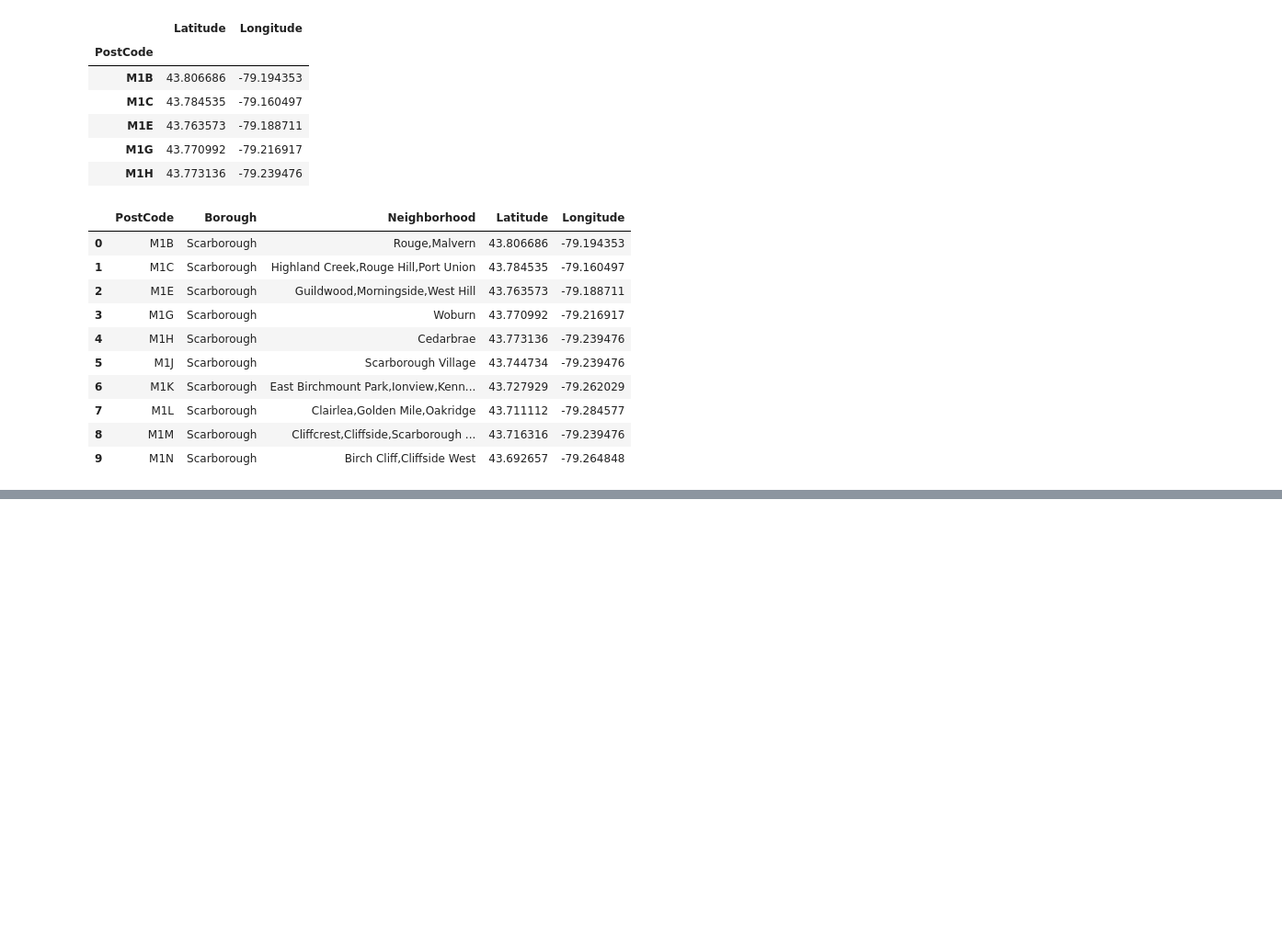
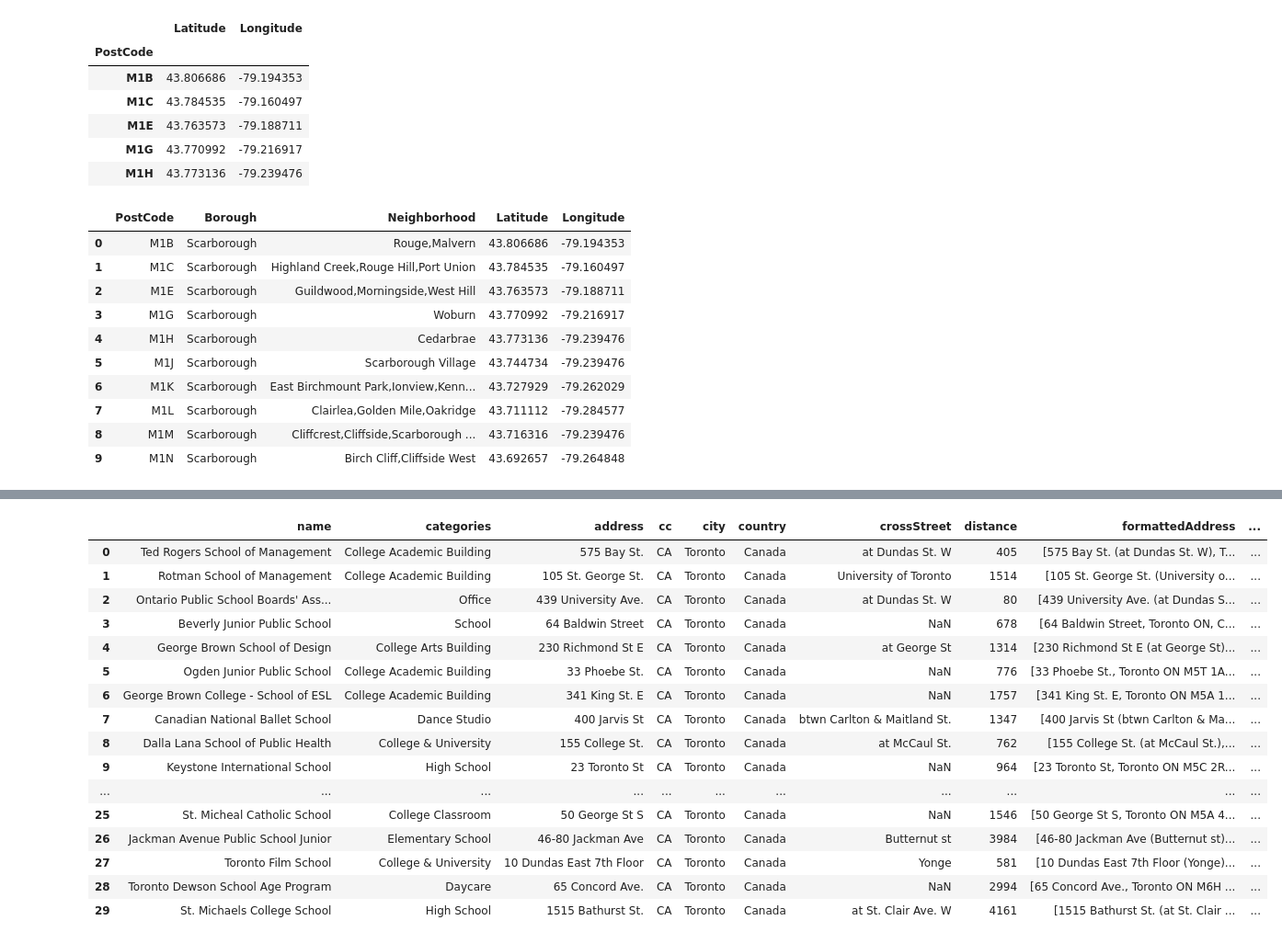
Before and after one commit to mukulbiswas/Coursera_Capstone, a Jupyter notebook: Course 9: Applied Data Science Capstone.ipynb, the cells around one changed output, grey strips where cells are left out. Shown: that part at 92% size. Cells and saved outputs as stored; diff of their text form; code cells hidden in the pictures; blank space fills up the shorter version.

Commit message:
Exploration of the Toronto boroughs for schools

```diff
--- a/Course 9: Applied Data Science Capstone.ipynb
+++ b/Course 9: Applied Data Science Capstone.ipynb
@@ -213,0 +312,6 @@ df_4.head(10)
+# %%
+search_query = 'School'
+radius = 5000
+
+url = 'https://api.foursquare.com/v2/venues/search?client_id={}&client_secret={}&ll={},{}&v={}&query={}&radius={}&limit={}'.format(CLIENT_ID, CLIENT_SECRET, latitude, longitude, VERSION, search_query, radius, LIMIT)
+url
@@ -213,0 +320,5 @@ df_4.head(10)
+# %%
+import requests
+
+results = requests.get(url).json()
+results
@@ -213,0 +343,10 @@ df_4.head(10)
+# %%
+# tranforming json file into a pandas dataframe library
+from pandas.io.json import json_normalize
+
+# assign relevant part of JSON to venues
+venues = results['response']['venues']
+
+# tranform venues into a dataframe
+schools = json_normalize(venues)
+schools.head()
@@ -213,0 +360,42 @@ df_4.head(10)
+# %%
+# keep only columns that include venue name, and anything that is associated with location
+filtered_columns = ['name', 'categories'] + [col for col in schools.columns if col.startswith('location.')] + ['id']
+schools_filtered = schools.loc[:, filtered_columns]
+
+# function that extracts the category of the venue
+def get_category_type(row):
+    try:
+        categories_list = row['categories']
+    except:
+        categories_list = row['venue.categories']
+
+    if len(categories_list) == 0:
+        return None
+    else:
+        return categories_list[0]['name']
+
+# filter the category for each row
+schools_filtered['categories'] = schools_filtered.apply(get_category_type, axis=1)
+
+# clean column names by keeping only last term
+schools_filtered.columns = [column.split('.')[-1] for column in schools_filtered.columns]
+
+schools_filtered
+# %% [output]
+|  | name | categories | address | cc | city | country | crossStreet | distance | formattedAddress | ... |
+| 0 | Ted Rogers School of Management | College Academic Building | 575 Bay St. | CA | Toronto | Canada | at Dundas St. W | 405 | [575 Bay St. (at Dundas St. W), T... | ... |
+| 1 | Rotman School of Management | College Academic Building | 105 St. George St. | CA | Toronto | Canada | University of Toronto | 1514 | [105 St. George St. (University o... | ... |
+| 2 | Ontario Public School Boards' Ass... | Office | 439 University Ave. | CA | Toronto | Canada | at Dundas St. W | 80 | [439 University Ave. (at Dundas S... | ... |
+| 3 | Beverly Junior Public School | School | 64 Baldwin Street | CA | Toronto | Canada | NaN | 678 | [64 Baldwin Street, Toronto ON, C... | ... |
+| 4 | George Brown School of Design | College Arts Building | 230 Richmond St E | CA | Toronto | Canada | at George St | 1314 | [230 Richmond St E (at George St)... | ... |
+| 5 | Ogden Junior Public School | College Academic Building | 33 Phoebe St. | CA | Toronto | Canada | NaN | 776 | [33 Phoebe St., Toronto ON M5T 1A... | ... |
+| 6 | George Brown College - School of ESL | College Academic Building | 341 King St. E | CA | Toronto | Canada | NaN | 1757 | [341 King St. E, Toronto ON M5A 1... | ... |
+| 7 | Canadian National Ballet School | Dance Studio | 400 Jarvis St | CA | Toronto | Canada | btwn Carlton & Maitland St. | 1347 | [400 Jarvis St (btwn Carlton & Ma... | ... |
+| 8 | Dalla Lana School of Public Health | College & University | 155 College St. | CA | Toronto | Canada | at McCaul St. | 762 | [155 College St. (at McCaul St.),... | ... |
+| 9 | Keystone International School | High School | 23 Toronto St | CA | Toronto | Canada | NaN | 964 | [23 Toronto St, Toronto ON M5C 2R... | ... |
+| ... | ... | ... | ... | ... | ... | ... | ... | ... | ... | ... |
+| 25 | St. Micheal Catholic School | College Classroom | 50 George St S | CA | Toronto | Canada | NaN | 1546 | [50 George St S, Toronto ON M5A 4... | ... |
+| 26 | Jackman Avenue Public School Junior | Elementary School | 46-80 Jackman Ave | CA | Toronto | Canada | Butternut st | 3984 | [46-80 Jackman Ave (Butternut st)... | ... |
+| 27 | Toronto Film School | College & University | 10 Dundas East 7th Floor | CA | Toronto | Canada | Yonge | 581 | [10 Dundas East 7th Floor (Yonge)... | ... |
+| 28 | Toronto Dewson School Age Program | Daycare | 65 Concord Ave. | CA | Toronto | Canada | NaN | 2994 | [65 Concord Ave., Toronto ON M6H ... | ... |
+| 29 | St. Michaels College School | High School | 1515 Bathurst St. | CA | Toronto | Canada | at St. Clair Ave. W | 4161 | [1515 Bathurst St. (at St. Clair ... | ... |
```
Also changed, not shown: parts of 13 cells of this notebook.
